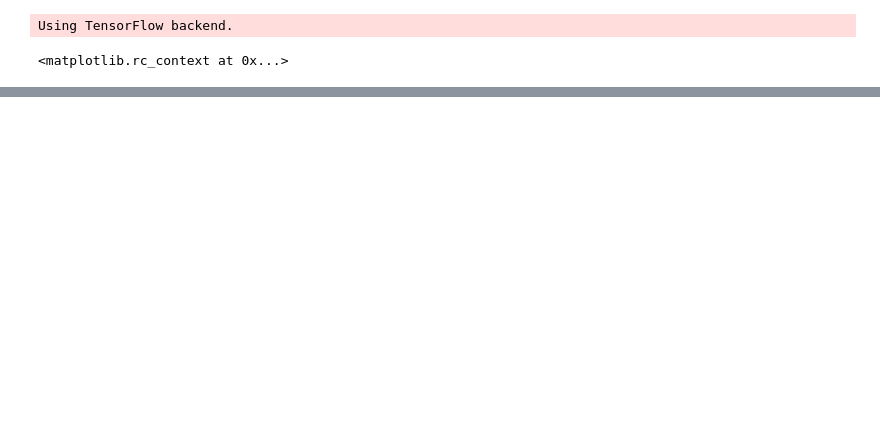
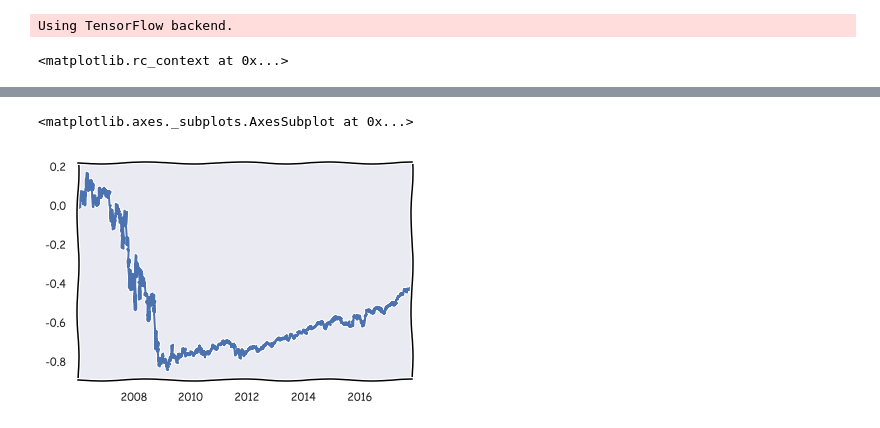
Before and after one commit to janlucasdeinhard/pyfiles, a Jupyter notebook: 10_PROJECT_STOCKPRED/STOCKSDATAv20.ipynb, the cells around one changed output, grey strips where cells are left out. Saved outputs shown, nothing was run; the diff lists cells and outputs as text; code cells hidden in the pictures; blank space fills up the shorter version.

```diff
--- a/10_PROJECT_STOCKPRED/STOCKSDATAv20.ipynb
+++ b/10_PROJECT_STOCKPRED/STOCKSDATAv20.ipynb
@@ -78,0 +135,11 @@ bf.reindex(date_idx,fill_value=0)['Open'].plot()
+# %%
+total = pd.DataFrame(m.open.sum(axis=1),columns=['TOTAL'])
+# %%
+base_val = total.head(1).TOTAL.values[0]
+# %%
+total['COMPGROWTH'] = total['TOTAL'].apply(lambda x: (x-base_val)/base_val)
+# %%
+total['COMPGROWTH'].plot()
+# %% [output]
+<matplotlib.axes._subplots.AxesSubplot at 0x...>
+[figure, added]
```
Also changed, not shown: parts of 14 cells of this notebook.
